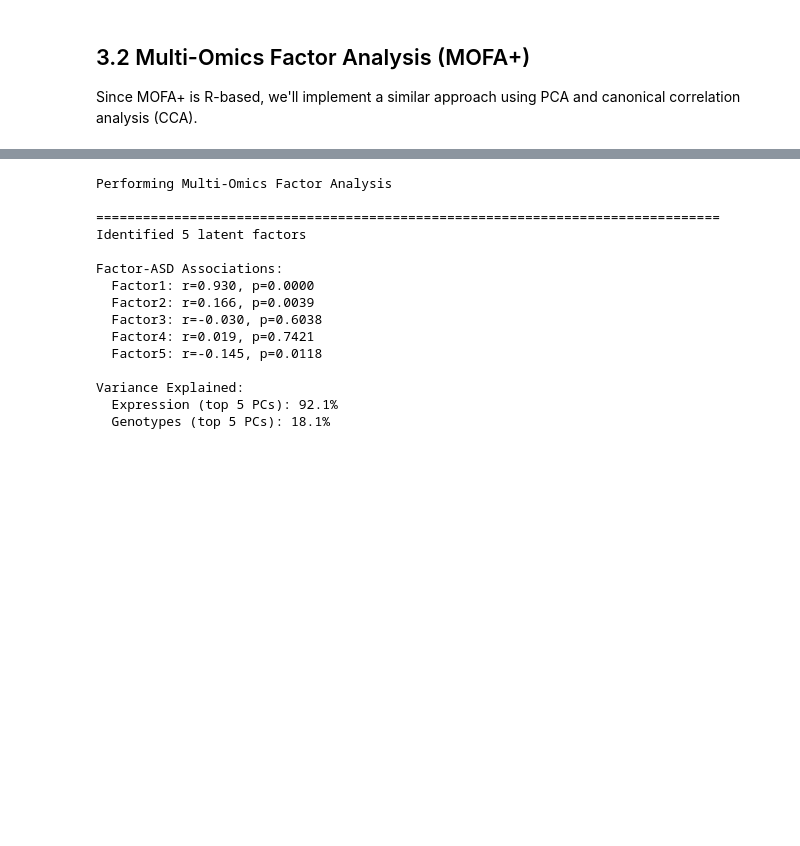
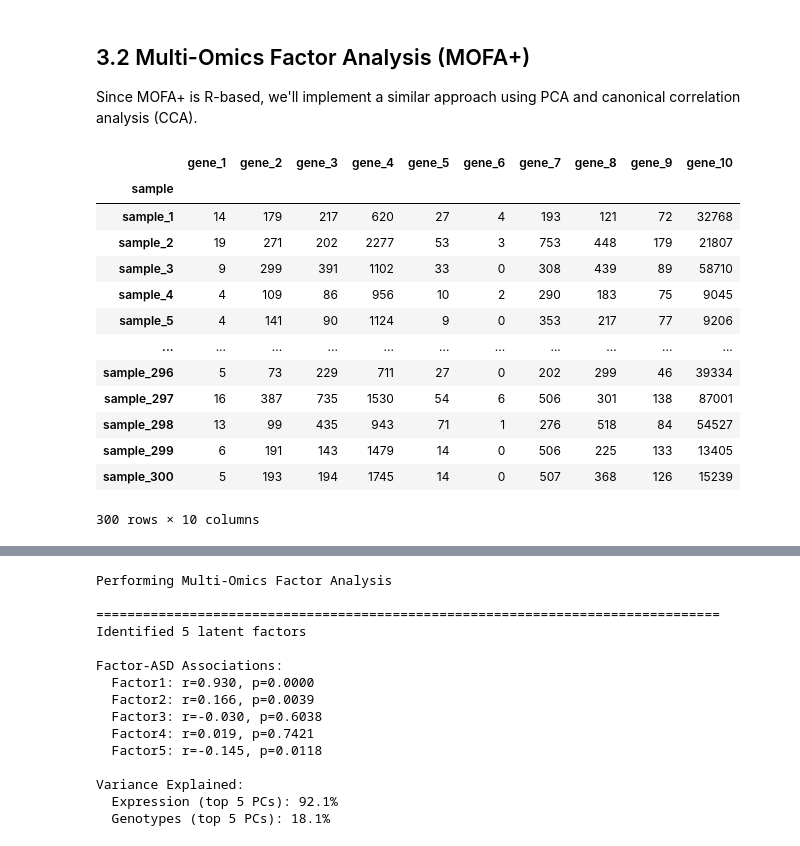
Before and after one commit to vladimirkovacevic/multiomics, a Jupyter notebook: notebooks/multiomics_ai.ipynb, the cells around one changed output, grey strips where cells are left out. Drawn from its saved outputs; the diff is of its cells as text; code cells hidden in the pictures; blank space fills up the shorter version.

```diff
--- a/notebooks/multiomics_ai.ipynb
+++ b/notebooks/multiomics_ai.ipynb
@@ -1311,3 +1330,20 @@ Module-Genetic Burden Correlations:
 ## 3.2 Multi-Omics Factor Analysis (MOFA+)
 
 Since MOFA+ is R-based, we'll implement a similar approach using PCA and canonical correlation analysis (CCA).
+# %%
+expression_indexed
+# %% [output]
+|  | gene_1 | gene_2 | gene_3 | gene_4 | gene_5 | gene_6 | gene_7 | gene_8 | gene_9 | gene_10 |
+| sample |  |  |  |  |  |  |  |  |  |  |
+| sample_1 | 14 | 179 | 217 | 620 | 27 | 4 | 193 | 121 | 72 | 32768 |
+| sample_2 | 19 | 271 | 202 | 2277 | 53 | 3 | 753 | 448 | 179 | 21807 |
+| sample_3 | 9 | 299 | 391 | 1102 | 33 | 0 | 308 | 439 | 89 | 58710 |
+| sample_4 | 4 | 109 | 86 | 956 | 10 | 2 | 290 | 183 | 75 | 9045 |
+| sample_5 | 4 | 141 | 90 | 1124 | 9 | 0 | 353 | 217 | 77 | 9206 |
+| ... | ... | ... | ... | ... | ... | ... | ... | ... | ... | ... |
+| sample_296 | 5 | 73 | 229 | 711 | 27 | 0 | 202 | 299 | 46 | 39334 |
+| sample_297 | 16 | 387 | 735 | 1530 | 54 | 6 | 506 | 301 | 138 | 87001 |
+| sample_298 | 13 | 99 | 435 | 943 | 71 | 1 | 276 | 518 | 84 | 54527 |
+| sample_299 | 6 | 191 | 143 | 1479 | 14 | 0 | 506 | 225 | 133 | 13405 |
+| sample_300 | 5 | 193 | 194 | 1745 | 14 | 0 | 507 | 368 | 126 | 15239 |
+300 rows × 10 columns
```
Also changed, not shown: parts of 36 cells of this notebook, 1 other file.
